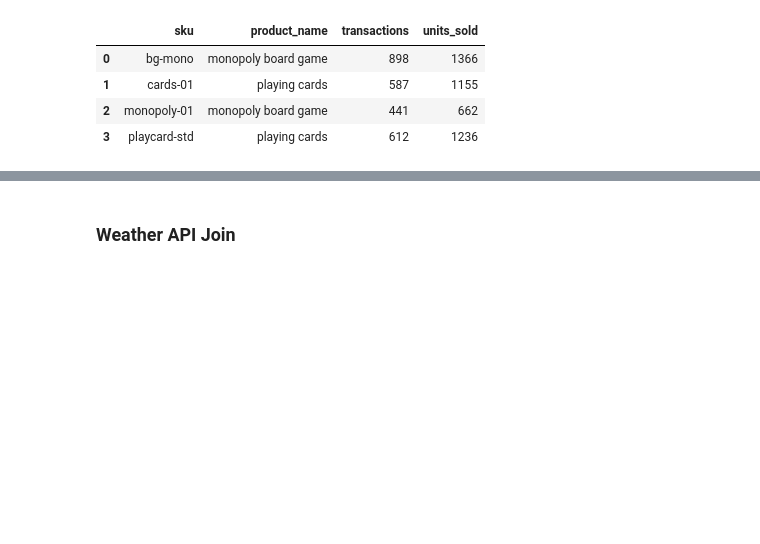
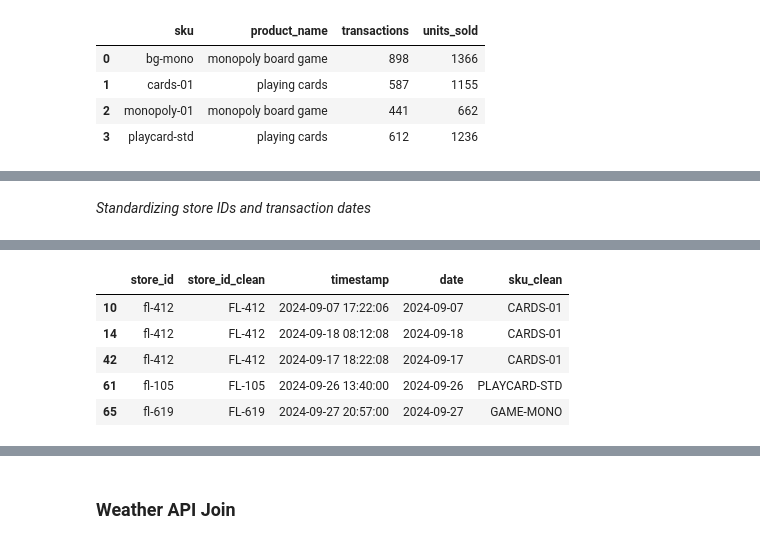
Before and after one commit to raffaellaalpaca-ai/walmart-hurricane-project, a Jupyter notebook: Walmart_Midterm_Notebook_(DS_2002).ipynb, the cells around one changed output, grey strips where cells are left out. Drawn from its saved outputs; the diff is of its cells as text; code cells hidden in the pictures; blank space fills up the shorter version.

```diff
--- a/Walmart_Midterm_Notebook_(DS_2002).ipynb
+++ b/Walmart_Midterm_Notebook_(DS_2002).ipynb
@@ -1580,0 +1611,30 @@ Board-game SKU audit:
+# %% [markdown]
+*Standardizing store IDs and transaction dates*
+# %%
+# Create matching store IDs
+board_game_clean["store_id_clean"] = (
+    board_game_clean["store_id"].str.upper()
+)
+
+# Handle mixed timestamp formats
+board_game_clean["date"] = pd.to_datetime(
+    board_game_clean["timestamp"],
+    format="mixed",
+    errors="coerce"
+).dt.normalize()
+
+# Check missing dates
+print("Missing transaction dates:",
+      board_game_clean["date"].isna().sum())
+
+# Check date range
+print("Earliest date:", board_game_clean["date"].min())
+print("Latest date:", board_game_clean["date"].max())
+
+# Preview the results
+display(
+    board_game_clean[
+        ["store_id", "store_id_clean", "timestamp", "date", "sku_clean"]
+    ].head()
+)
+# %% [output]
@@ -1580,0 +1644,6 @@ Board-game SKU audit:
+|  | store_id | store_id_clean | timestamp | date | sku_clean |
+| 10 | fl-412 | FL-412 | 2024-09-07 17:22:06 | 2024-09-07 | CARDS-01 |
+| 14 | fl-412 | FL-412 | 2024-09-18 08:12:08 | 2024-09-18 | CARDS-01 |
+| 42 | fl-412 | FL-412 | 2024-09-17 18:22:08 | 2024-09-17 | CARDS-01 |
+| 61 | fl-105 | FL-105 | 2024-09-26 13:40:00 | 2024-09-26 | PLAYCARD-STD |
+| 65 | fl-619 | FL-619 | 2024-09-27 20:57:00 | 2024-09-27 | GAME-MONO |
```
Also changed, not shown: parts of 7 cells of this notebook.
